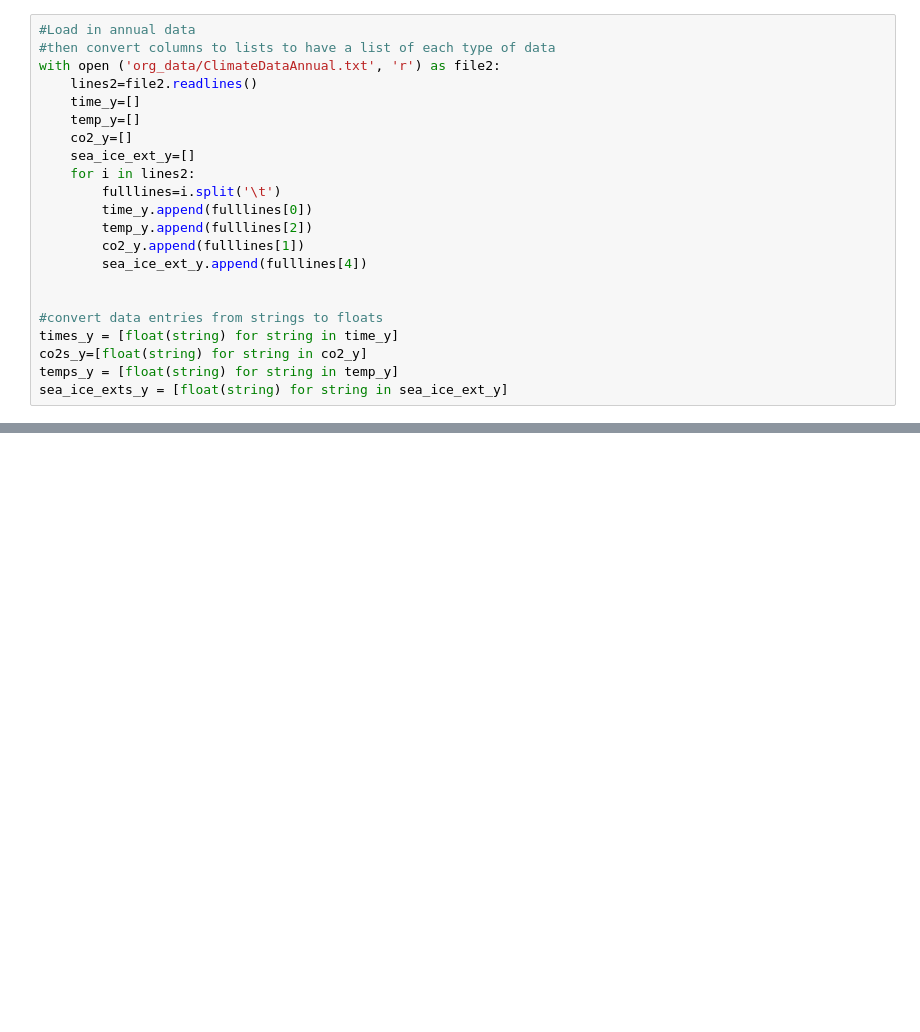
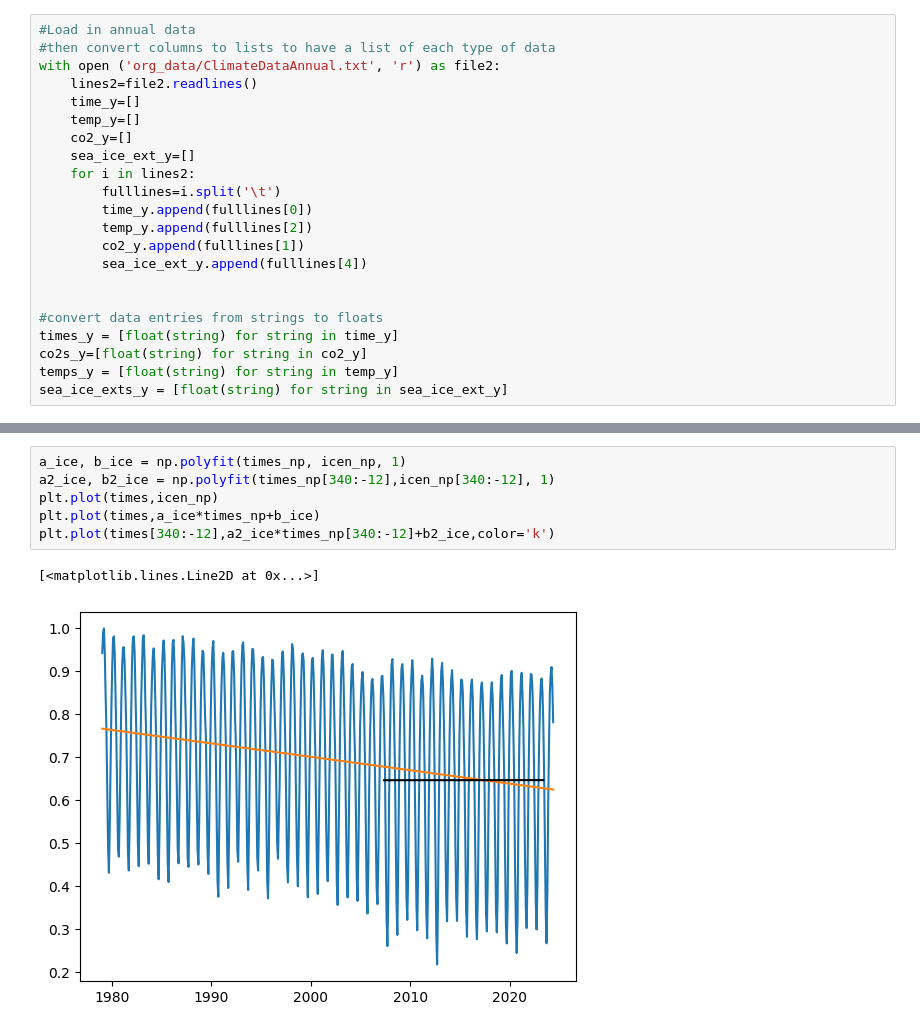
Before and after one commit to alexisj2020/Project, a Jupyter notebook: Trends.ipynb, the cells around one changed output, grey strips where cells are left out. Drawn from its saved outputs; the diff is of its cells as text; blank space fills up the shorter version.

```diff
--- a/Trends.ipynb
+++ b/Trends.ipynb
@@ -74,0 +139,9 @@ plt.plot(times[-180:],a2*times_np[-180:]+b2,color='k')
+# %%
+a_ice, b_ice = np.polyfit(times_np, icen_np, 1)
+a2_ice, b2_ice = np.polyfit(times_np[340:-12],icen_np[340:-12], 1)
+plt.plot(times,icen_np)
+plt.plot(times,a_ice*times_np+b_ice)
+plt.plot(times[340:-12],a2_ice*times_np[340:-12]+b2_ice,color='k')
+# %% [output]
+[<matplotlib.lines.Line2D at 0x...>]
+[figure, added]
```
Also changed, not shown: parts of 10 cells of this notebook, 1 other file.
